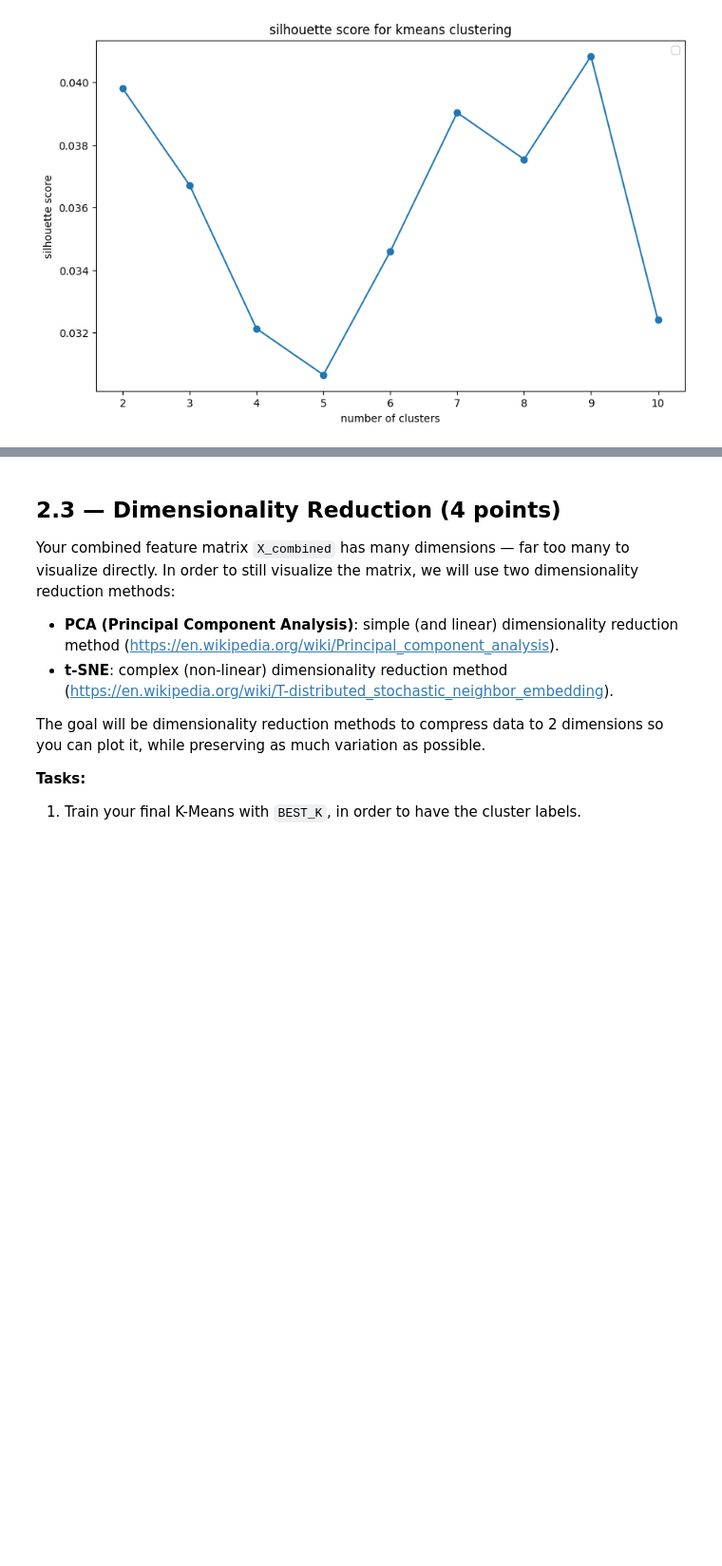
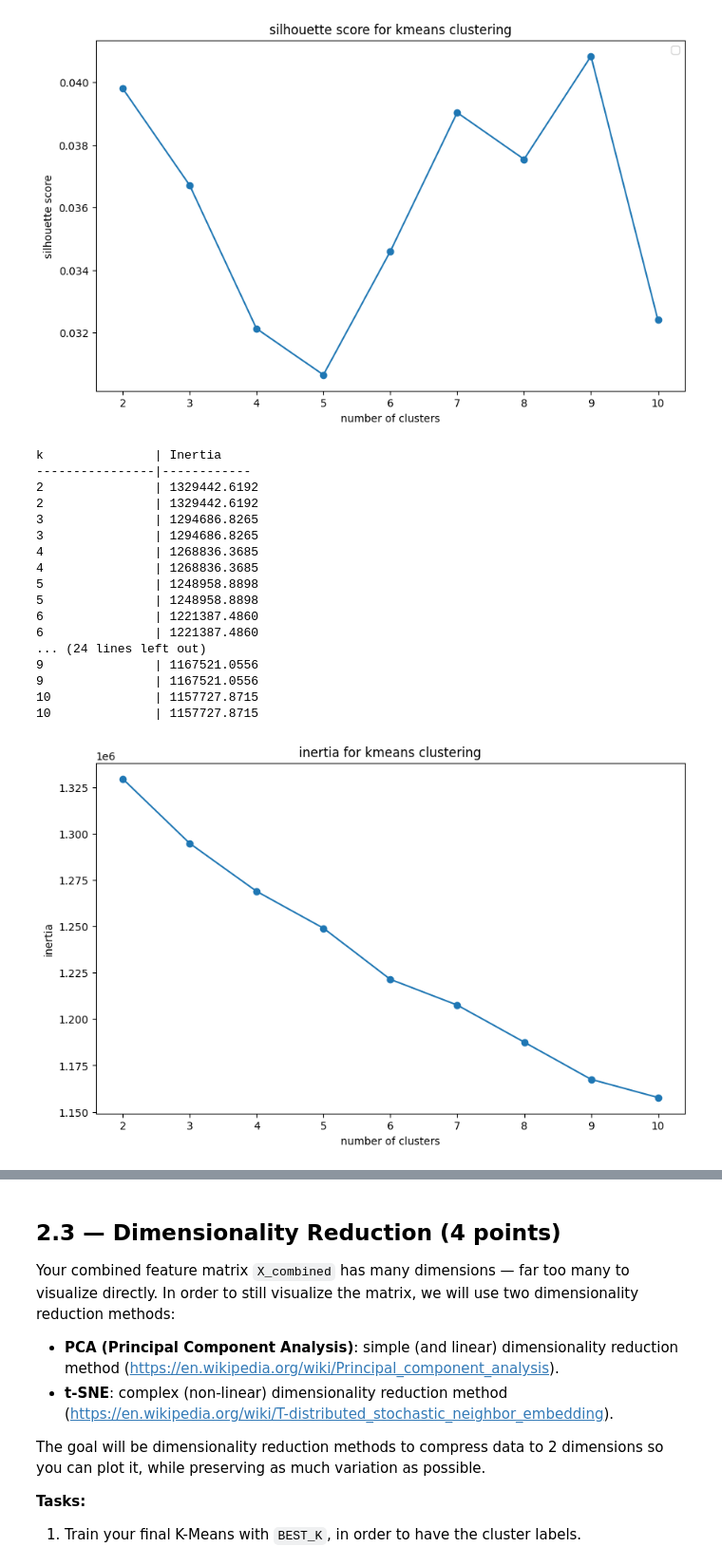
Before and after one commit to lucasmazagao/STATS502-PROJECT, a Jupyter notebook: group10_project.ipynb, the cells around one changed output, grey strips where cells are left out. Shown at 95% size. Saved outputs shown, nothing was run; the diff lists cells and outputs as text; code cells hidden in the pictures; blank space fills up the shorter version.

```diff
--- a/group10_project.ipynb
+++ b/group10_project.ipynb
@@ -937,9 +970,9 @@ tfidf_df = pd.DataFrame(X_desc.toarray(), columns=feature_names, index=titles)
 # %%
 # X_combined + Scaling
+scaler = StandardScaler()
 
 X_combined = pd.concat([X.reset_index(drop=True), tfidf_df.reset_index(drop=True)], axis=1)
-
-X_combined = scaler.fit_transform(X_combined)
+X_combined_scaled = scaler.fit_transform(X_combined)
 # %% [markdown]
 ## 2.2 — Finding the Optimal Number of Clusters (2 points)
 
@@ -989,5 +1029,46 @@ best_k = results[:, 0][results[:, 1].argmax()].astype(int)
 # %% [output]
 [figure]
+# %%
+results = []
+
+print("k               | Inertia ")
+print("----------------|------------")
+
+for k in range(2, 11):
+    model = KMeans(n_clusters=k, random_state=42, n_init=10)
+    model.fit(X_combined_scaled)
+    score = model.inertia_
+    results.append((k, score))
+    print(f"{k:<15} | {score:.4f}")
+
+results = np.array(results)
+
+plt.figure(figsize=(10, 6))
+plt.title('inertia for kmeans clustering')
+plt.plot(results[:, 0].astype(int), results[:, 1].astype(float), marker='o')
+plt.xlabel('number of clusters')
+plt.ylabel('inertia')
+plt.legend()
+plt.show()
+# %% [output]
+k               | Inertia
+----------------|------------
+2               | 1329442.6192
+2               | 1329442.6192
+3               | 1294686.8265
+3               | 1294686.8265
+4               | 1268836.3685
+4               | 1268836.3685
+5               | 1248958.8898
+5               | 1248958.8898
+6               | 1221387.4860
+6               | 1221387.4860
+... (24 lines left out)
+9               | 1167521.0556
+9               | 1167521.0556
+10              | 1157727.8715
+10              | 1157727.8715
+[figure, added]
 # %%
 # Write your "best_k" value here
 
```
Also changed, not shown: parts of 10 cells of this notebook.
